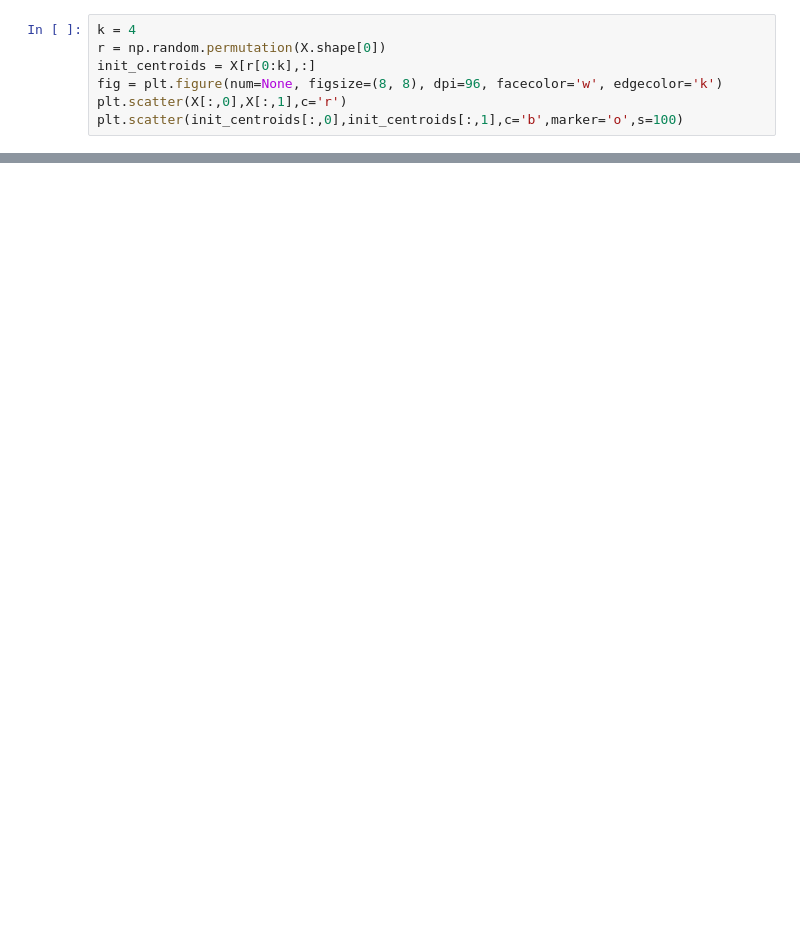
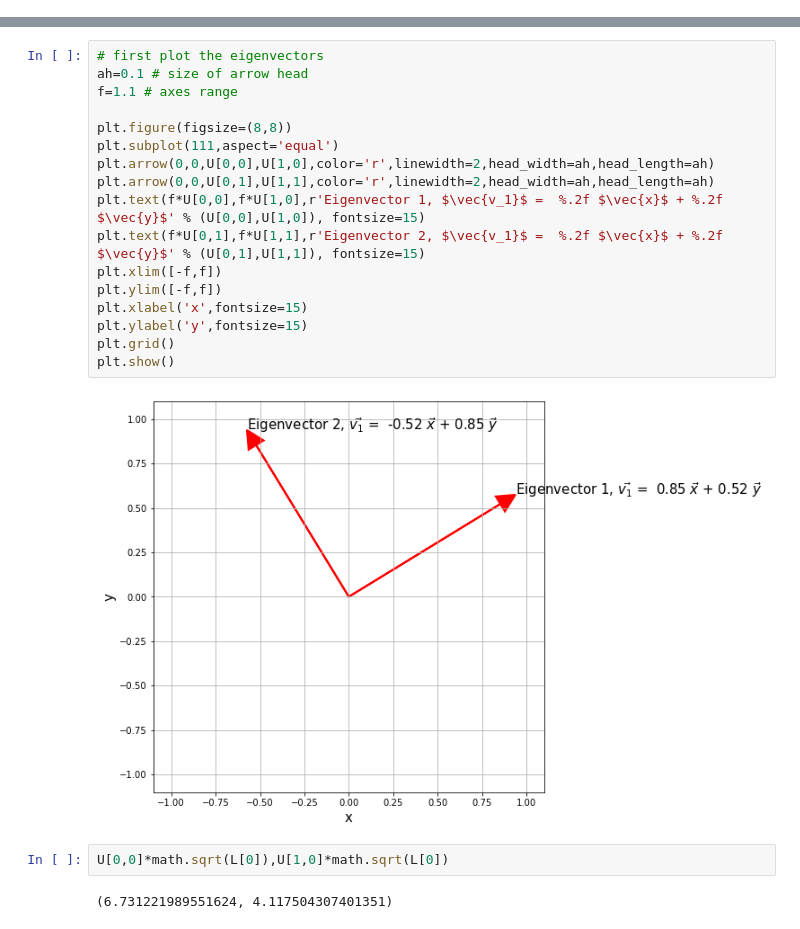
Before and after one commit to kennyjoseph/cse474, a Jupyter notebook: static_files/notebooks/17-Text_DimReduction.ipynb, the cells around one changed output, grey strips where cells are left out. Saved outputs shown, nothing was run; the diff lists cells and outputs as text; blank space fills up the shorter version.

```diff
--- a/static_files/notebooks/17-Text_DimReduction.ipynb
+++ b/static_files/notebooks/17-Text_DimReduction.ipynb
@@ -42,7 +97,0 @@ plt.legend(['Sports','Politics','Technology','Health'],ncol=4,loc=2)
-# %%
-k = 4
-r = np.random.permutation(X.shape[0])
-init_centroids = X[r[0:k],:]
-fig = plt.figure(num=None, figsize=(8, 8), dpi=96, facecolor='w', edgecolor='k')
-plt.scatter(X[:,0],X[:,1],c='r')
-plt.scatter(init_centroids[:,0],init_centroids[:,1],c='b',marker='o',s=100)
@@ -73,0 +122,23 @@ for iters in range(16):
+# %%
+# first plot the eigenvectors
+ah=0.1 # size of arrow head
+f=1.1 # axes range
+
+plt.figure(figsize=(8,8))
+plt.subplot(111,aspect='equal')
+plt.arrow(0,0,U[0,0],U[1,0],color='r',linewidth=2,head_width=ah,head_length=ah)
+plt.arrow(0,0,U[0,1],U[1,1],color='r',linewidth=2,head_width=ah,head_length=ah)
+plt.text(f*U[0,0],f*U[1,0],r'Eigenvector 1, $\vec{v_1}$ =  %.2f $\vec{x}$ + %.2f $\vec{y}$' % (U[0,0],U[1,0]), fontsize=15)
+plt.text(f*U[0,1],f*U[1,1],r'Eigenvector 2, $\vec{v_1}$ =  %.2f $\vec{x}$ + %.2f $\vec{y}$' % (U[0,1],U[1,1]), fontsize=15)
+plt.xlim([-f,f])
+plt.ylim([-f,f])
+plt.xlabel('x',fontsize=15)
+plt.ylabel('y',fontsize=15)
+plt.grid()
+plt.show()
+# %% [output]
+[figure, added]
+# %%
+U[0,0]*math.sqrt(L[0]),U[1,0]*math.sqrt(L[0])
+# %% [output]
+(6.731221989551624, 4.117504307401351)
```
Also changed, not shown: parts of 32 cells of this notebook.
